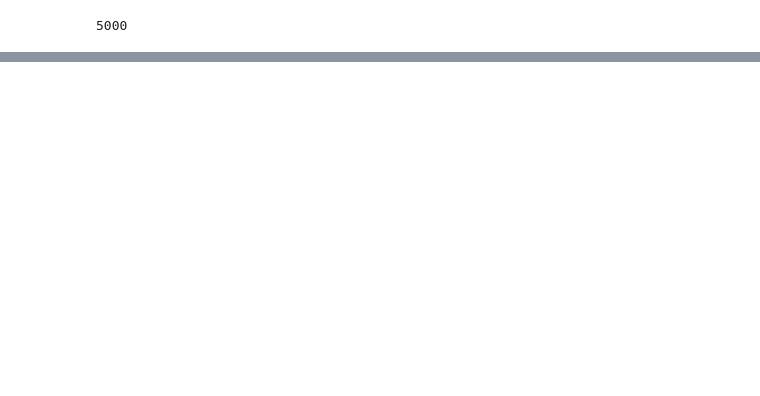
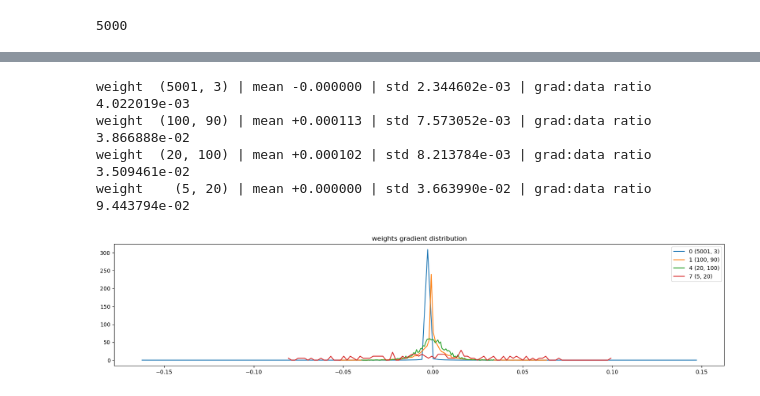
Before and after one commit to virsel/mlpc, a Jupyter notebook: src/main.ipynb, the cells around one changed output, grey strips where cells are left out. Drawn from its saved outputs; the diff is of its cells as text; code cells hidden in the pictures; blank space fills up the shorter version.

```diff
--- a/src/main.ipynb
+++ b/src/main.ipynb
@@ -262,0 +273,19 @@ for i in range(max_steps):
+# %%
+# visualize histograms
+plt.figure(figsize=(20, 4)) # width and height of the plot
+legends = []
+for i,p in enumerate(net.parameters()):
+  t = p.grad
+  if p.ndim == 2:
+    print('weight %10s | mean %+f | std %e | grad:data ratio %e' % (tuple(p.shape), t.mean(), t.std(), t.std() / p.std()))
+    hy, hx = torch.histogram(t, density=True)
+    plt.plot(hx[:-1].detach(), hy.detach())
+    legends.append(f'{i} {tuple(p.shape)}')
+plt.legend(legends)
+plt.title('weights gradient distribution');
+# %% [output]
+weight  (5001, 3) | mean -0.000000 | std 2.344602e-03 | grad:data ratio 4.022019e-03
+weight  (100, 90) | mean +0.000113 | std 7.573052e-03 | grad:data ratio 3.866888e-02
+weight  (20, 100) | mean +0.000102 | std 8.213784e-03 | grad:data ratio 3.509461e-02
+weight    (5, 20) | mean +0.000000 | std 3.663990e-02 | grad:data ratio 9.443794e-02
+[figure, added]
```
Also changed, not shown: parts of 20 cells of this notebook.
